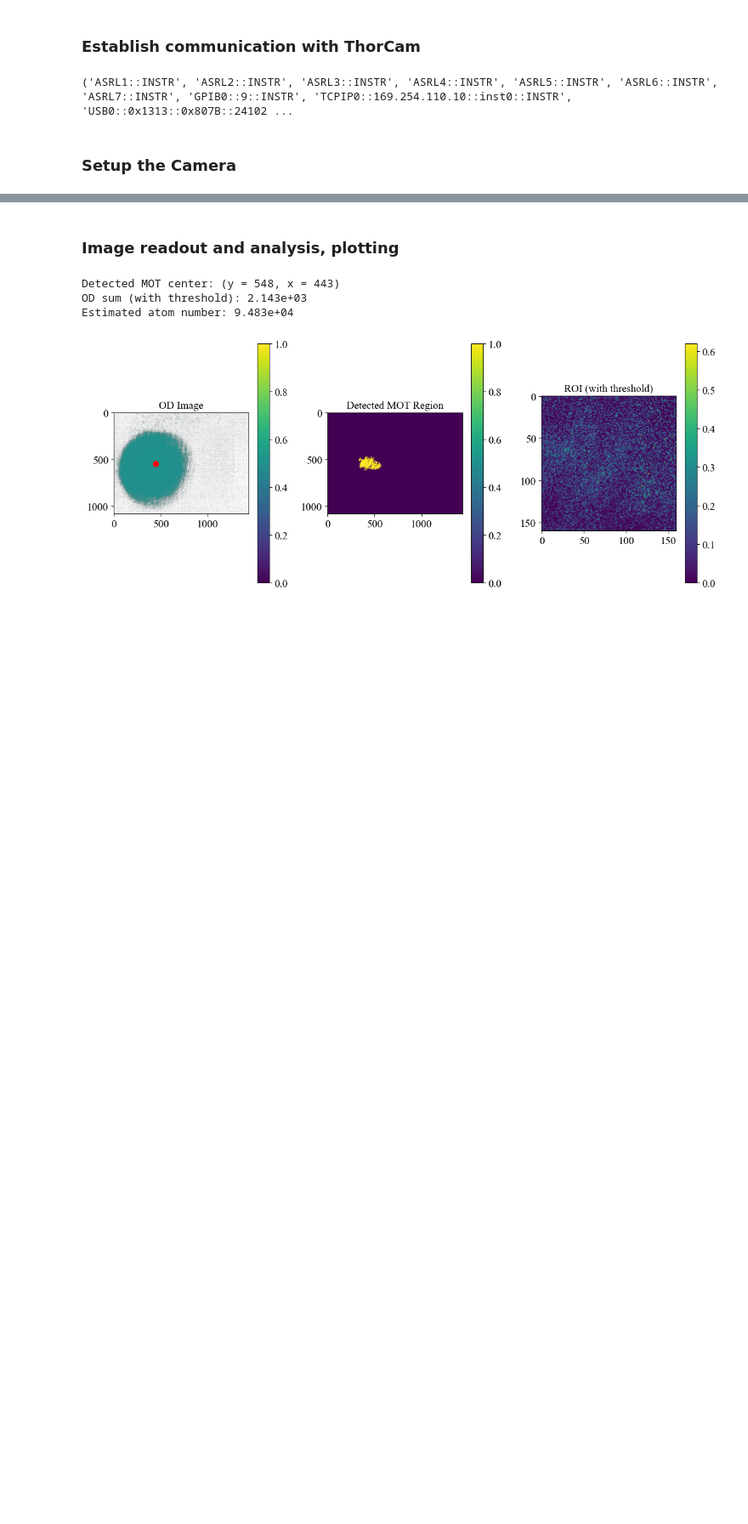
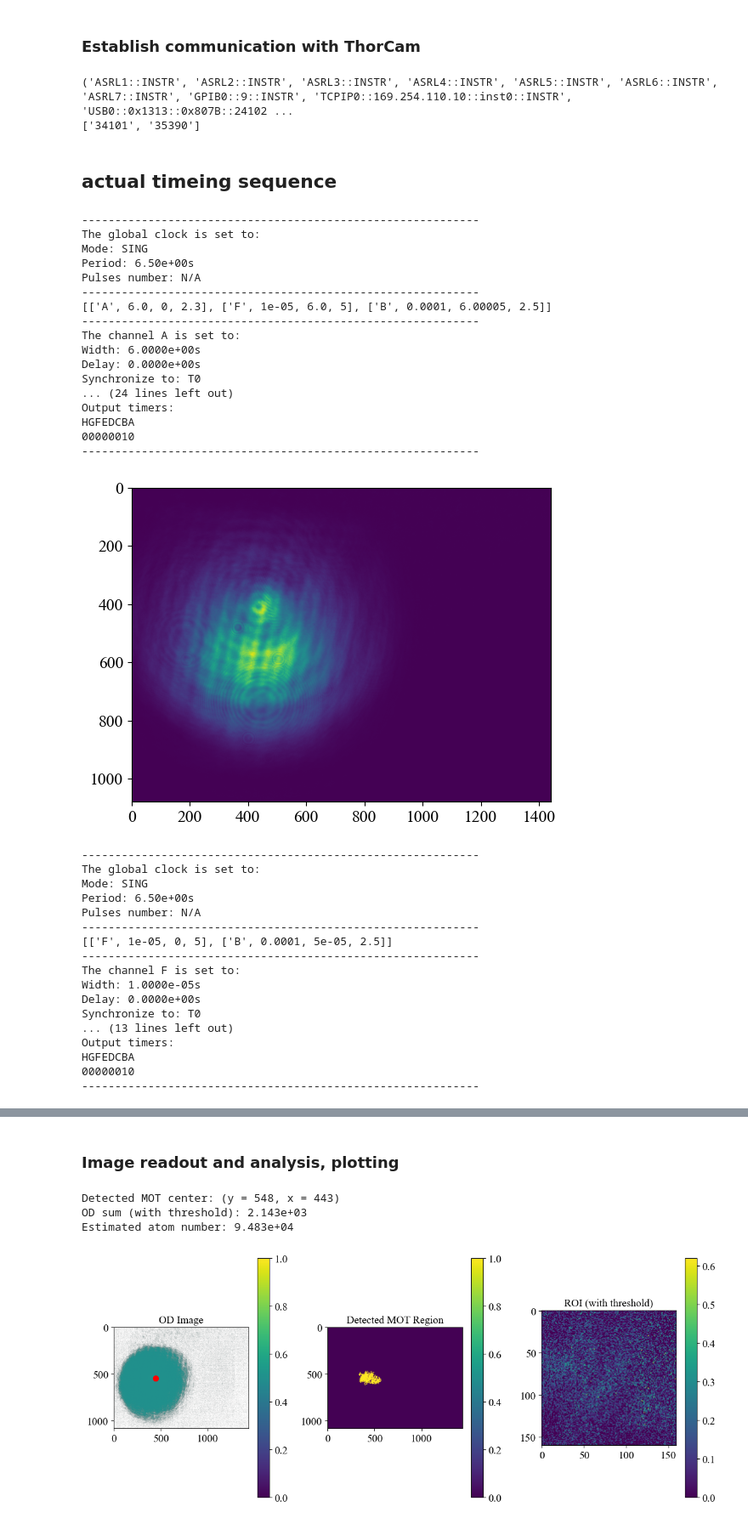
Before and after one commit to FENG-MengLong/ExperimentCode, a Jupyter notebook: shadow imaging.ipynb, the cells around one changed output, grey strips where cells are left out. Shown at 85% size. Drawn from its saved outputs; the diff is of its cells as text; code cells hidden in the pictures; blank space fills up the shorter version.

Commit message:
scan the shadow image

```diff
--- a/shadow imaging.ipynb
+++ b/shadow imaging.ipynb
@@ -16,14 +43,82 @@ from scipy.ndimage import gaussian_filter, label, center_of_mass
 ps = PlotSaver("X:/migratedData/Rydberg_QIS/data")
 # %%
 rm = pyvisa.ResourceManager()
-# TM = ThorCam.ThorCamManager()
+TM = ThorCam.ThorCamManager()
 print(rm.list_resources())
-# print(TM.list_available_serial_numbers())
+print(TM.list_available_serial_numbers())
 # %% [output]
 ('ASRL1::INSTR', 'ASRL2::INSTR', 'ASRL3::INSTR', 'ASRL4::INSTR', 'ASRL5::INSTR', 'ASRL6::INSTR', 'ASRL7::INSTR', 'GPIB0::9::INSTR', 'TCPIP0::169.254.110.10::inst0::INSTR', 'USB0::0x1313::0x807B::24102 ...
+['34101', '35390']
 # %%
 bnc575 = BNC575.BNC575("GPIB0::9::INSTR")
 # %%
 cam1 = ThorCam.Zelux("35390")
-# %% [markdown]
-### Setup the Camera
+# %% [markdown]
+## actual timeing sequence
+# %%
+pulse_sequences = [
+[["A", 6000e-03, 0, 2.3 ],            # MOT
+ ["F", 10e-06, 0,  5],             # Cam trigger
+ ["B", 100e-06, 40e-06, 2.5],            # 780 EXC (10 dB attenuator connected)
+],
+[["F", 10e-06, 0,  5],             # Cam trigger
+ ["B", 100e-06, 40e-06, 2.5],        # 780 EXC (10 dB attenuator connected)
+],
+[["F", 10e-06, 0,  5],             # Cam trigger
+],
+]
+
+T = 6500e-3
+
+
+cam1.set_single_acquisition(exposure_time_us=900, trigger_mode="external")
+cam1.arm()
+photos = []
+for i in range(3):
+    bnc575.clock_set(period = T, mode = "SINGLE")
+
+    bnc575.pulse_sequence_setup(pulse_sequences[i])
+
+    bnc575.start_pulses()
+    if i == 0:
+        time.sleep(T)
+    photo = cam1.read_frame()
+    photos.append(photo)
+    plt.imshow(photo)
+    plt.show()
+# %% [output]
+------------------------------------------------------------
+The global clock is set to:
+Mode: SING
+Period: 6.50e+00s
+Pulses number: N/A
+------------------------------------------------------------
+[['A', 6.0, 0, 2.3], ['F', 1e-05, 6.0, 5], ['B', 0.0001, 6.00005, 2.5]]
+------------------------------------------------------------
+The channel A is set to:
+Width: 6.0000e+00s
+Delay: 0.0000e+00s
+Synchronize to: T0
+... (24 lines left out)
+Output timers:
+HGFEDCBA
+00000010
+------------------------------------------------------------
+[figure, added]
+------------------------------------------------------------
+The global clock is set to:
+Mode: SING
+Period: 6.50e+00s
+Pulses number: N/A
+------------------------------------------------------------
+[['F', 1e-05, 0, 5], ['B', 0.0001, 5e-05, 2.5]]
+------------------------------------------------------------
+The channel F is set to:
+Width: 1.0000e-05s
+Delay: 0.0000e+00s
+Synchronize to: T0
+... (13 lines left out)
+Output timers:
+HGFEDCBA
+00000010
+------------------------------------------------------------
```
Also changed, not shown: parts of 22 cells of this notebook, 6 other files.
